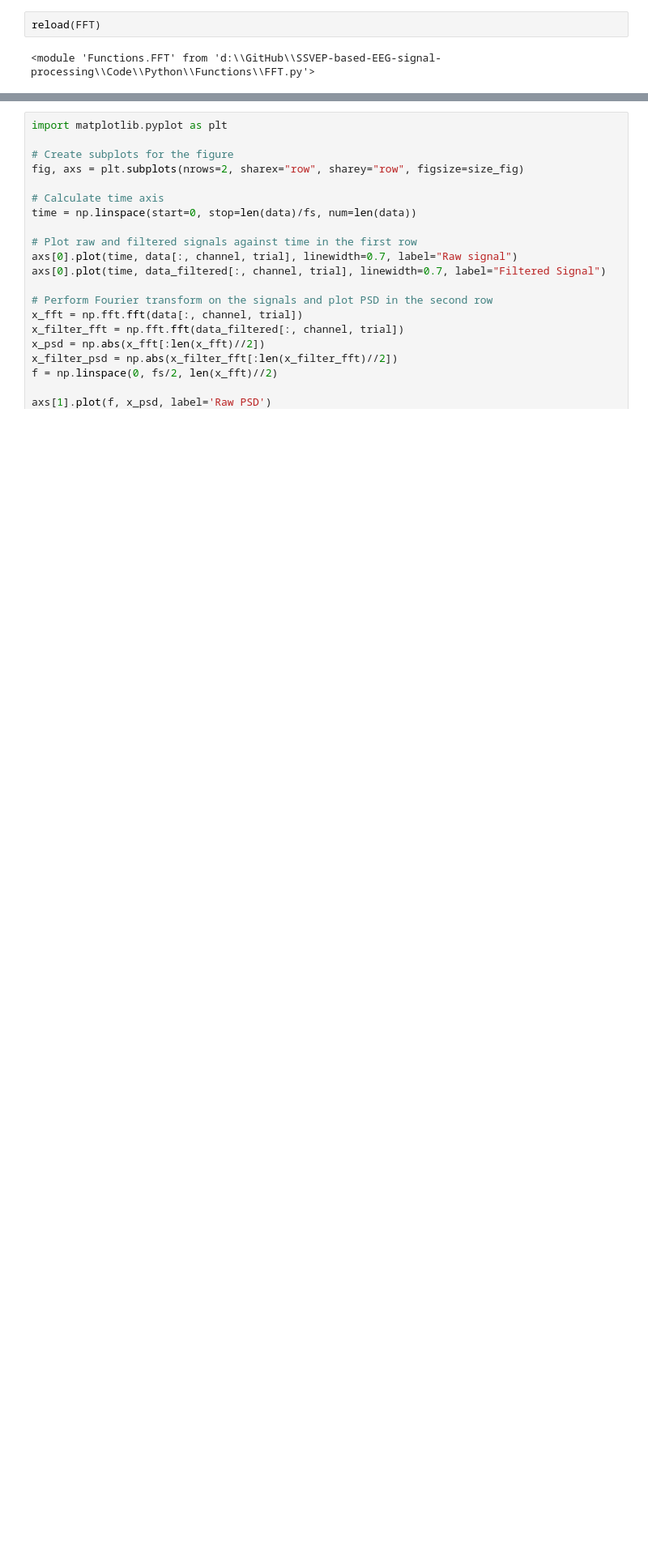
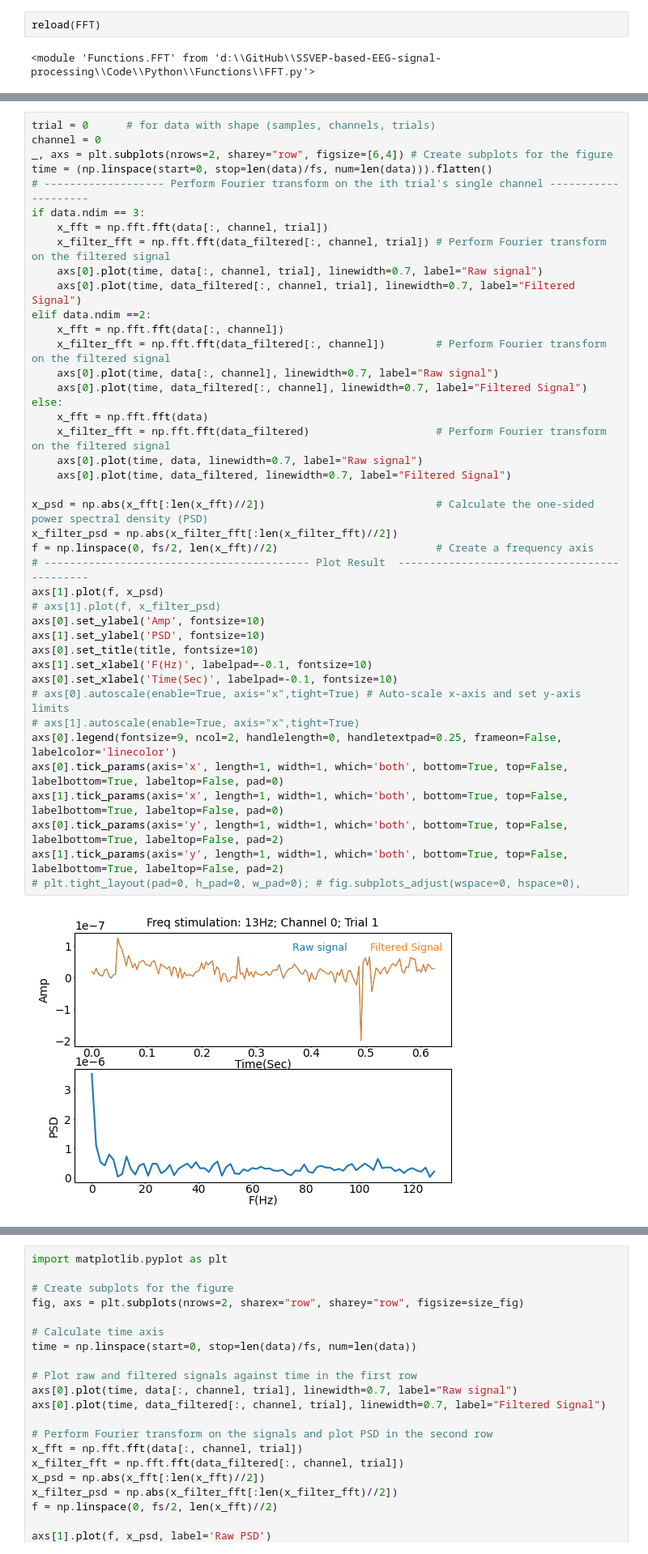
Before and after one commit to RezaSaadatyar/SSVEP-based-EEG-signal-processing, a Jupyter notebook: Code/Python/SSVEP.ipynb, the cells around one changed output, grey strips where cells are left out. Shown at 81% size. Drawn from its saved outputs; the diff is of its cells as text; blank space fills up the shorter version.

```diff
--- a/Code/Python/SSVEP.ipynb
+++ b/Code/Python/SSVEP.ipynb
@@ -191,0 +231,43 @@ FFT.fft(data1, data_filtered, fs, channel, trial, title, size_fig=[5, 4])
+# %%
+trial = 0      # for data with shape (samples, channels, trials)
+channel = 0
+_, axs = plt.subplots(nrows=2, sharey="row", figsize=[6,4]) # Create subplots for the figure
+time = (np.linspace(start=0, stop=len(data)/fs, num=len(data))).flatten()
+# ------------------- Perform Fourier transform on the ith trial's single channel --------------------
+if data.ndim == 3:
+    x_fft = np.fft.fft(data[:, channel, trial])
+    x_filter_fft = np.fft.fft(data_filtered[:, channel, trial]) # Perform Fourier transform on the filtered signal
+    axs[0].plot(time, data[:, channel, trial], linewidth=0.7, label="Raw signal")
+    axs[0].plot(time, data_filtered[:, channel, trial], linewidth=0.7, label="Filtered Signal")
+elif data.ndim ==2:
+    x_fft = np.fft.fft(data[:, channel])
+    x_filter_fft = np.fft.fft(data_filtered[:, channel])        # Perform Fourier transform on the filtered signal
+    axs[0].plot(time, data[:, channel], linewidth=0.7, label="Raw signal")
+    axs[0].plot(time, data_filtered[:, channel], linewidth=0.7, label="Filtered Signal")
+else:
+    x_fft = np.fft.fft(data)
+    x_filter_fft = np.fft.fft(data_filtered)                    # Perform Fourier transform on the filtered signal
+    axs[0].plot(time, data, linewidth=0.7, label="Raw signal")
+    axs[0].plot(time, data_filtered, linewidth=0.7, label="Filtered Signal")
+
+x_psd = np.abs(x_fft[:len(x_fft)//2])                           # Calculate the one-sided power spectral density (PSD)
+x_filter_psd = np.abs(x_filter_fft[:len(x_filter_fft)//2])
+f = np.linspace(0, fs/2, len(x_fft)//2)                         # Create a frequency axis
+# ------------------------------------------ Plot Result  --------------------------------------------
+axs[1].plot(f, x_psd)
+# axs[1].plot(f, x_filter_psd)
+axs[0].set_ylabel('Amp', fontsize=10)
+axs[1].set_ylabel('PSD', fontsize=10)
+axs[0].set_title(title, fontsize=10)
+axs[1].set_xlabel('F(Hz)', labelpad=-0.1, fontsize=10)
+axs[0].set_xlabel('Time(Sec)', labelpad=-0.1, fontsize=10)
+# axs[0].autoscale(enable=True, axis="x",tight=True) # Auto-scale x-axis and set y-axis limits
+# axs[1].autoscale(enable=True, axis="x",tight=True)
+axs[0].legend(fontsize=9, ncol=2, handlelength=0, handletextpad=0.25, frameon=False, labelcolor='linecolor')
+axs[0].tick_params(axis='x', length=1, width=1, which='both', bottom=True, top=False, labelbottom=True, labeltop=False, pad=0)
+axs[1].tick_params(axis='x', length=1, width=1, which='both', bottom=True, top=False, labelbottom=True, labeltop=False, pad=0)
+axs[0].tick_params(axis='y', length=1, width=1, which='both', bottom=True, top=False, labelbottom=True, labeltop=False, pad=2)
+axs[1].tick_params(axis='y', length=1, width=1, which='both', bottom=True, top=False, labelbottom=True, labeltop=False, pad=2)
+# plt.tight_layout(pad=0, h_pad=0, w_pad=0); # fig.subplots_adjust(wspace=0, hspace=0),
+# %% [output]
+[figure, added]
```
Also changed, not shown: parts of 11 cells of this notebook, 1 other file.
